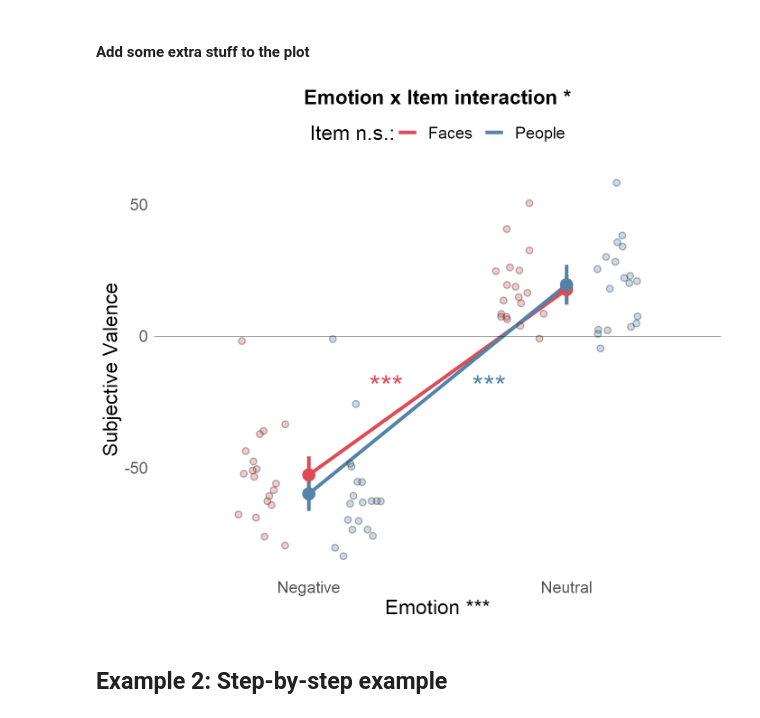
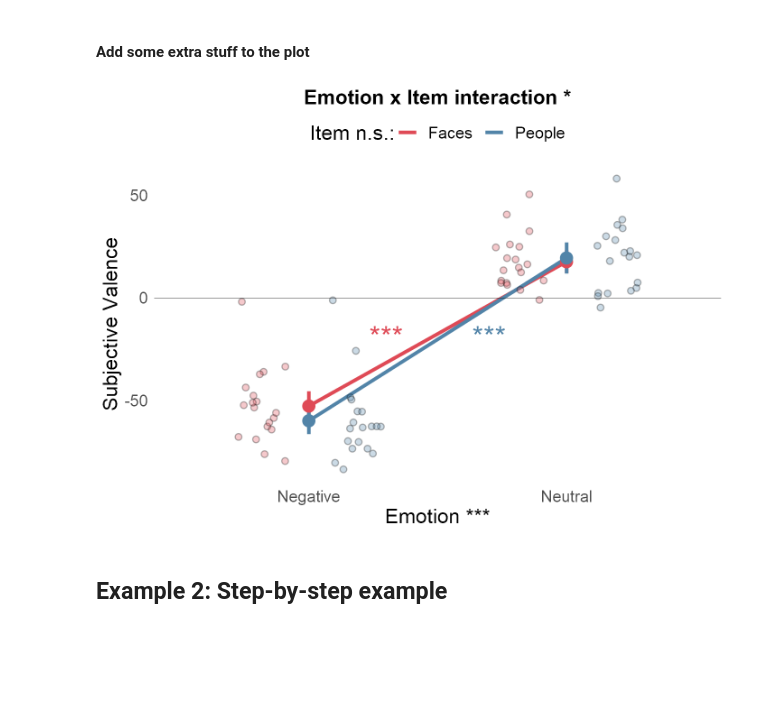
Before and after one commit to dcdace/R_functions, a Jupyter notebook: Notebook_rm_2by2_ANOVA.ipynb, the cells around one changed output. Cells and saved outputs as stored; diff of their text form; code cells hidden in the pictures; blank space fills up the shorter version.

```diff
--- a/Notebook_rm_2by2_ANOVA.ipynb
+++ b/Notebook_rm_2by2_ANOVA.ipynb
@@ -120,7 +119,7 @@ results$plot.anova
 # %% [markdown]
 #### Add some extra stuff to the plot
 # %%
-options(repr.plot.width = 7, repr.plot.height = 6, repr.plot.res = 200) # change plot size
+#options(repr.plot.width = 7, repr.plot.height = 6, repr.plot.res = 200) # change plot size
 # Adding post-hoc comparison stars
 # Prepare the values
 
@@ -139,34 +138,34 @@ results$plot.anova +
     x = 1.30,
     y = mean(results$dataSummary$meanDV),
     label = p.Fc1.L1,
     color = param$cat.color[1],
     size = 8
   ) +
   annotate(
     "text",
     x = 1.7,
     y = mean(results$dataSummary$meanDV),
     label = p.Fc1.L2,
     color = param$cat.color[2],
     size = 8
   ) +
 
   # add individual datapoints
   geom_point(
     colour = "black",
     alpha = .3,
     aes(fill = Fc1),
     size = 2,
     stroke = 0.5,
     shape = 21,
     position = position_jitterdodge(),
     show.legend = FALSE
   ) +
 
   # add horizontal line at 0
   geom_hline(aes(yintercept = 0), size = 0.1)
 # %% [output]
-[figure, old version]
+[figure, new version]
 # %% [markdown]
 ## Example 2: Step-by-step example <a class="anchor" id="Example2"></a>
 # %% [markdown]
```
Also changed, not shown: parts of 1 cell of this notebook.
